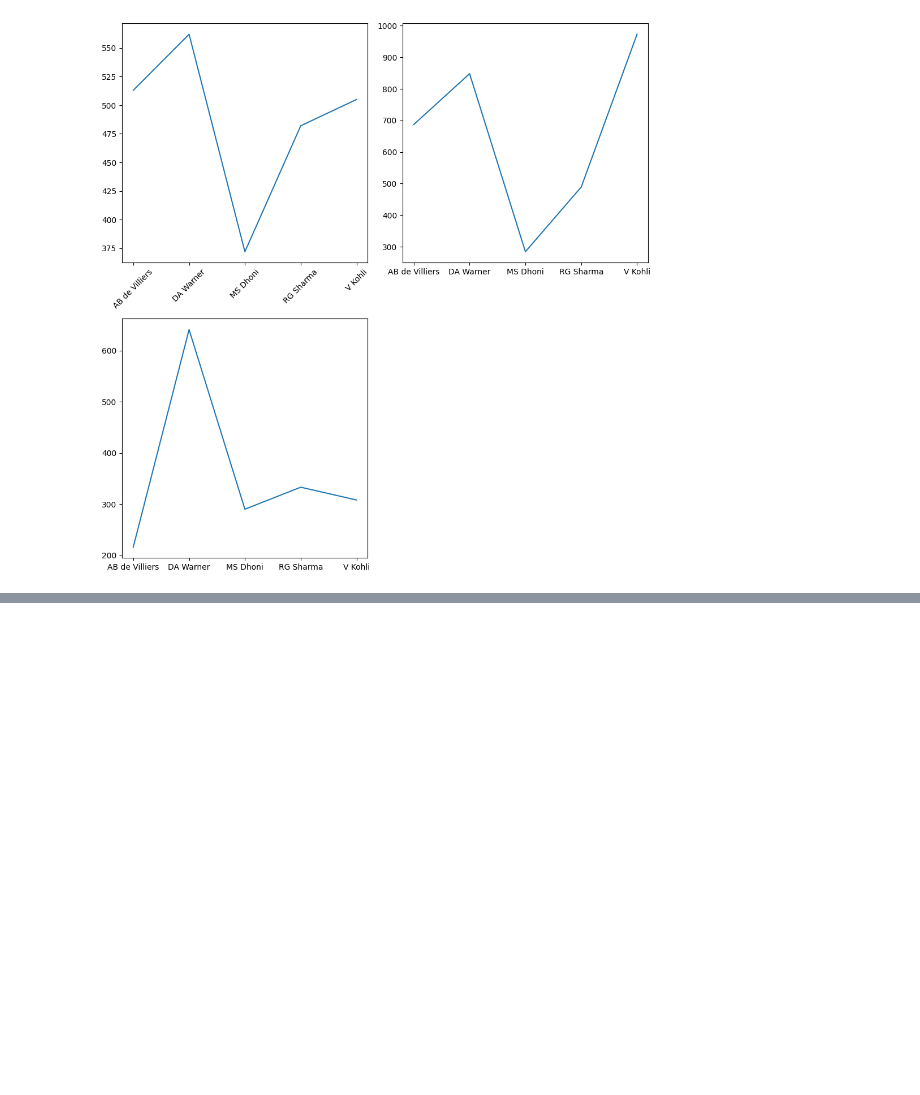
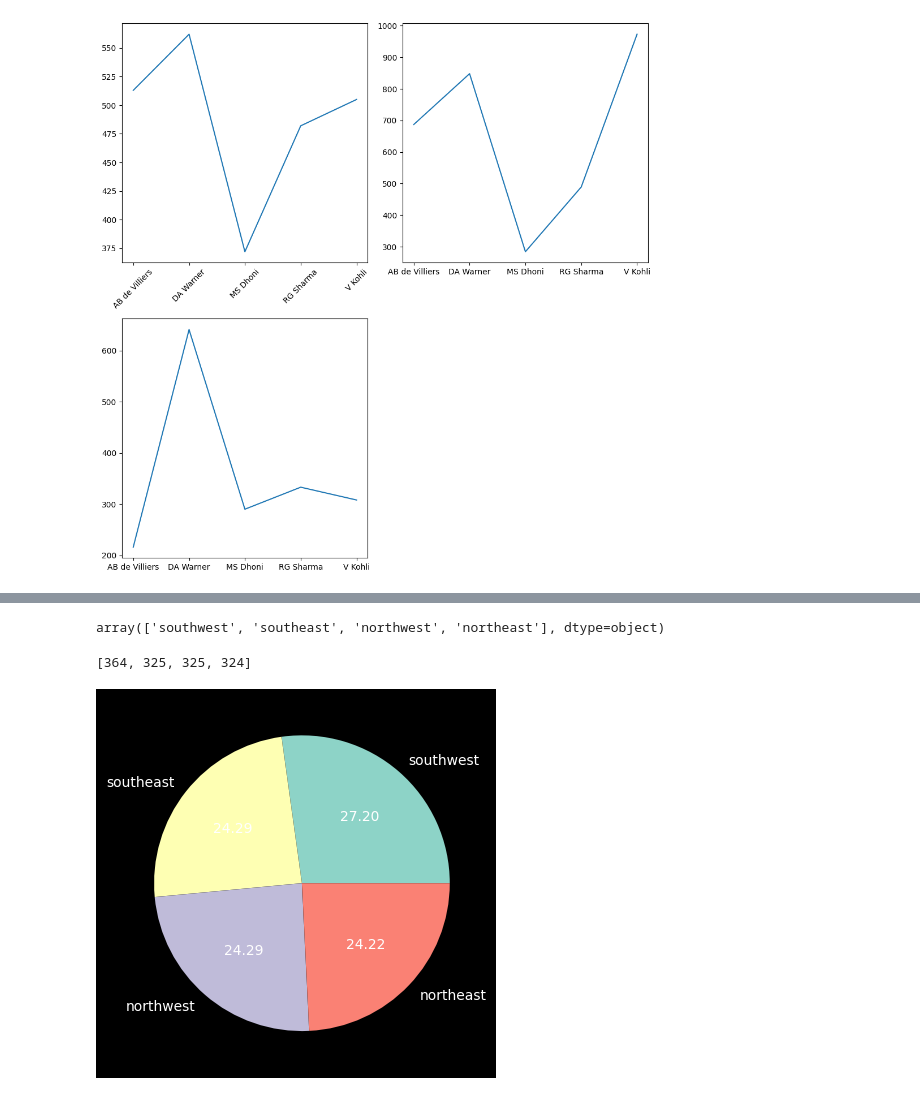
Before and after one commit to KHITOLIA/Data-Science-1pm, a Jupyter notebook: matplotlib/matplotlib.ipynb, the cells around one changed output, grey strips where cells are left out. Drawn from its saved outputs; the diff is of its cells as text; code cells hidden in the pictures; blank space fills up the shorter version.

```diff
--- a/matplotlib/matplotlib.ipynb
+++ b/matplotlib/matplotlib.ipynb
@@ -237,0 +350,2 @@ plt.show()
+# %%
+insurance = pd.read_csv(r"C:\Users\Admin\Desktop\projects\Data Science-1pm\Pandas\insurance.csv")
@@ -237,0 +368,19 @@ plt.show()
+# %%
+region = insurance['region'].unique()
+# %%
+region
+# %% [output]
+array(['southwest', 'southeast', 'northwest', 'northeast'], dtype=object)
+# %%
+x = insurance['region'].value_counts().reset_index()['count']
+# %%
+x = list(x)
+# %%
+x
+# %% [output]
+[364, 325, 325, 324]
+# %%
+plt.pie(x = x, labels = region, autopct = "%.2f")
+plt.show()
+# %% [output]
+[figure, added]
```
Also changed, not shown: parts of 49 cells of this notebook, 3 other files.
